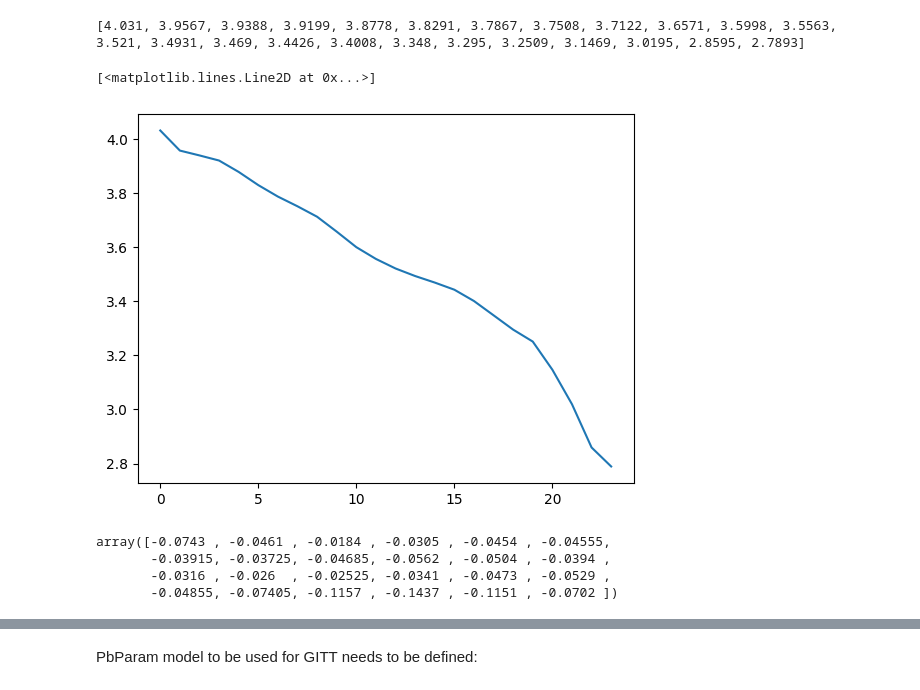
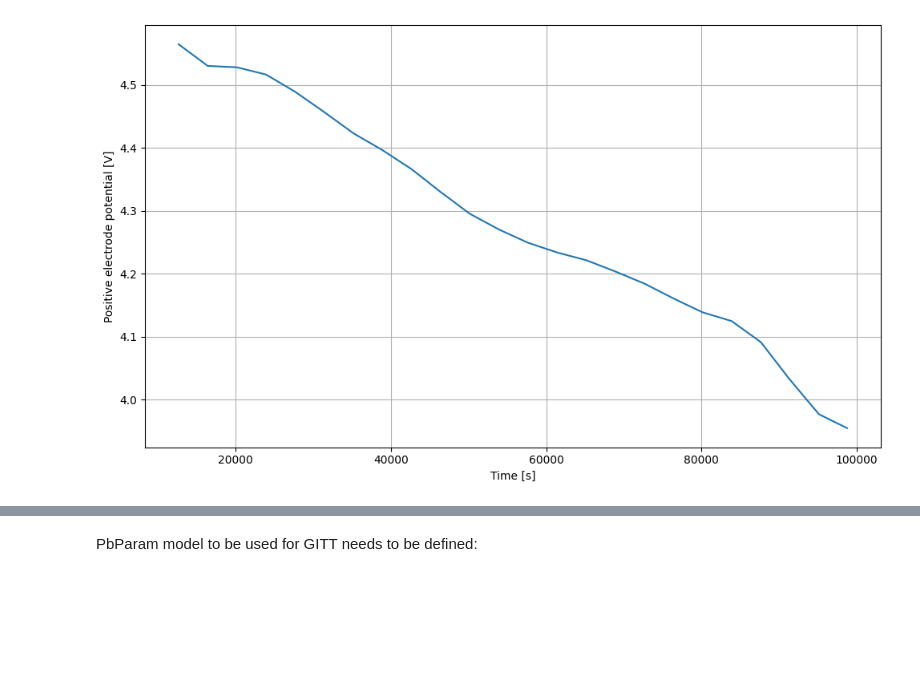
Before and after one commit to paramm-team/pybamm-param, a Jupyter notebook: examples/notebooks/GITT_loop.ipynb, the cells around one changed output, grey strips where cells are left out. Saved outputs shown, nothing was run; the diff lists cells and outputs as text; code cells hidden in the pictures; blank space fills up the shorter version.

Commit message:
Update for diffusivity calculation for pulses

```diff
--- a/examples/notebooks/GITT_loop.ipynb
+++ b/examples/notebooks/GITT_loop.ipynb
@@ -47,0 +31,21 @@ Length: 274, dtype: float64
+# %%
+## OPTIONAL ##
+
+# Calculation of Charge (Q)
+
+def compute_cumulative_charge(currents, times, starting_charge):
+    q_values = [starting_charge]
+    for i in range (1, len(currents)):
+        dt = times[i] - times[i-1]
+        dq = 0.5 * (currents[i]+currents[i-1]) * dt
+        q_values.append(q_values[-1] + dq)
+    return q_values
+# %%
+# Charges are calculated and added as a new column to the dataframe.
+starting_charge = 0
+for name, df in dfs.items():
+    currents = df["Current [A]"].tolist()
+    times = df["Time [s]"].tolist()
+    q_values = compute_cumulative_charge(currents, times, starting_charge)
+    starting_charge = q_values[-1]
+    dfs[name]['Charge (Q)'] = q_values
@@ -48,13 +69,19 @@ Length: 274, dtype: float64
 # %%
+# Both of the Voltage vs Time and Charge can be plotted as below.
+
 import matplotlib.pyplot as plt
 fig, ax = plt.subplots(figsize=(10, 6))
+fig2, ax2 =plt.subplots(figsize=(10, 6))
 for file_name, df in dfs.items():
     plt.title(file_name)
     ax.plot(df['Time [s]'], df["Positive electrode potential [V]"])
+    ax2.plot(df['Charge (Q)'], df["Positive electrode potential [V]"])
 ax.set_xlabel('Time [s]')
+ax2.set_xlabel('Charge (q)')
 ax.set_ylabel('Positive electrode potential [V]')
-ax.legend(loc='best')
+ax2.set_ylabel('Positive electrode potential [V]')
 ax.grid(True)
+ax2.grid(True)
 plt.tight_layout()
 plt.show()
 # %% [output]
@@ -63,17 +90,15 @@ No artists with labels found to put in legend.  Note that artists whose label st
 # %%
 # Create a list to collect the first value from each DataFrame
-first_values = [df['Voltage [V]'][0] for _, df in dfs.items()]
-print(first_values)
-plt.plot(first_values)
+first_values = [df['Positive electrode potential [V]'][0] for _, df in dfs.items()] # saving the first values of each pulse.
+time_val = [df['Time [s]'][0] for _, df in dfs.items()]
+
+fig, ax = plt.subplots(figsize=(10, 6))
+
+ax.plot(time_val,first_values)
+ax.set_xlabel('Time [s]')
+ax.set_ylabel('Positive electrode potential [V]')
+ax.grid(True)
+plt.tight_layout()
+plt.show()
 # %% [output]
-[4.031, 3.9567, 3.9388, 3.9199, 3.8778, 3.8291, 3.7867, 3.7508, 3.7122, 3.6571, 3.5998, 3.5563, 3.521, 3.4931, 3.469, 3.4426, 3.4008, 3.348, 3.295, 3.2509, 3.1469, 3.0195, 2.8595, 2.7893]
-[<matplotlib.lines.Line2D at 0x...>]
-[figure, old version]
+[figure, new version]
-# %%
-import numpy as np
-np.gradient(first_values)
-# %% [output]
-array([-0.0743 , -0.0461 , -0.0184 , -0.0305 , -0.0454 , -0.04555,
-       -0.03915, -0.03725, -0.04685, -0.0562 , -0.0504 , -0.0394 ,
-       -0.0316 , -0.026  , -0.02525, -0.0341 , -0.0473 , -0.0529 ,
-       -0.04855, -0.07405, -0.1157 , -0.1437 , -0.1151 , -0.0702 ])
```
Also changed, not shown: parts of 26 cells of this notebook, 1 other file.
